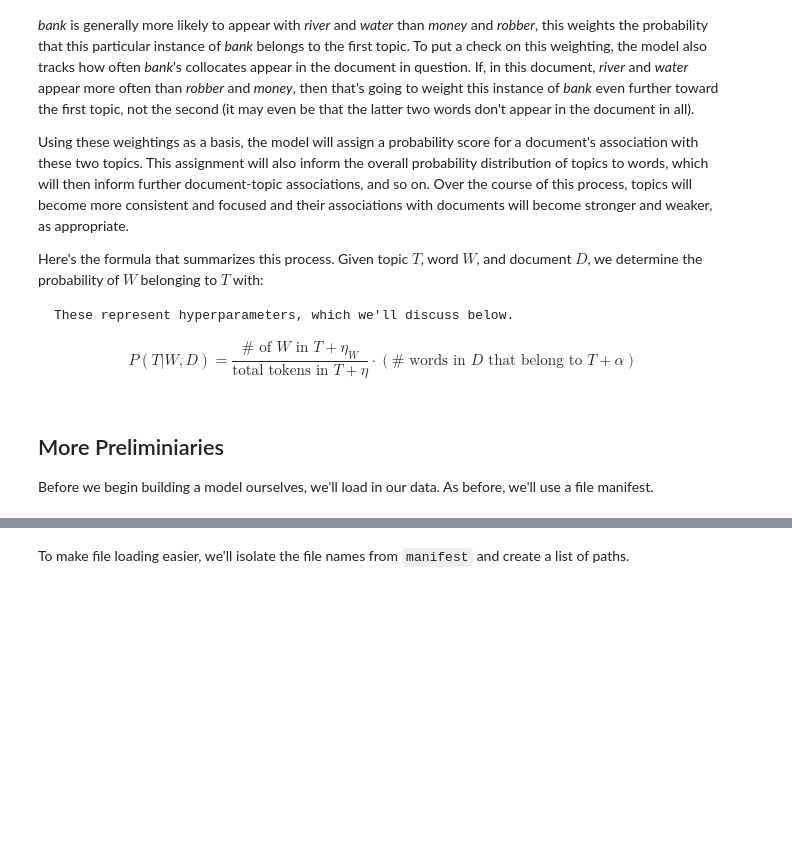
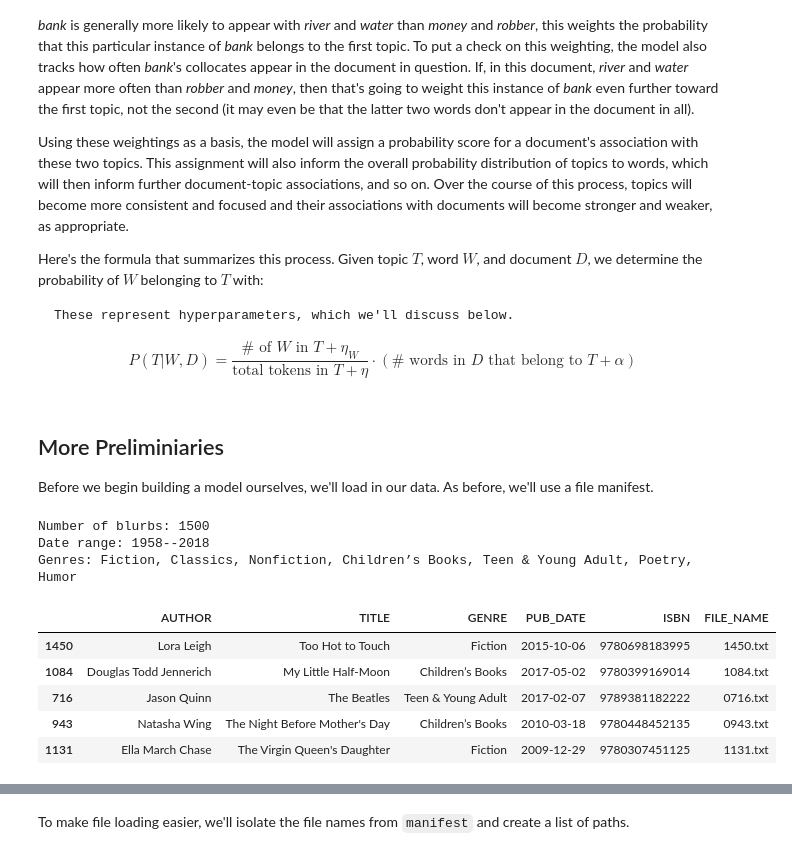
Before and after one commit to RBS-Digital-Approaches/2023_d3_wednesday, a Jupyter notebook: 2023_d3_m4_text_mining_topic_modeling.ipynb, the cells around one changed output, grey strips where cells are left out. Saved outputs shown, nothing was run; the diff lists cells and outputs as text; code cells hidden in the pictures; blank space fills up the shorter version.

```diff
--- a/2023_d3_m4_text_mining_topic_modeling.ipynb
+++ b/2023_d3_m4_text_mining_topic_modeling.ipynb
@@ -103,16 +105,26 @@ Before we begin building a model ourselves, we'll load in our data. As before, w
 # %%
 import pandas as pd
 
-manifest = pd.read_csv("/content/drive/MyDrive/rbs_digital_approaches_2022/2022_data_class/tm_3/manifest.csv", index_col = 0)
+manifest = pd.read_csv("/gdrive/MyDrive/rbs_digital_approaches_2023/2023_data_class/tm_3/manifest.csv", index_col = 0)
 manifest['PUB_DATE'] = pd.to_datetime(manifest['PUB_DATE'], format="%Y-%m-%d")
 
 print(
     f"Number of blurbs: {len(manifest)}",
     f"\nDate range: {manifest['PUB_DATE'].dt.year.min()}--{manifest['PUB_DATE'].dt.year.max()}",
     f"\nGenres: {', '.join(manifest['GENRE'].unique().tolist())}"
 )
 
 manifest.sample(5)
+# %% [output]
+Number of blurbs: 1500
+Date range: 1958--2018
+Genres: Fiction, Classics, Nonfiction, Children’s Books, Teen & Young Adult, Poetry, Humor
+|  | AUTHOR | TITLE | GENRE | PUB_DATE | ISBN | FILE_NAME |
+| 1450 | Lora Leigh | Too Hot to Touch | Fiction | 2015-10-06 | 9780698183995 | 1450.txt |
+| 1084 | Douglas Todd Jennerich | My Little Half-Moon | Children’s Books | 2017-05-02 | 9780399169014 | 1084.txt |
+| 716 | Jason Quinn | The Beatles | Teen & Young Adult | 2017-02-07 | 9789381182222 | 0716.txt |
+| 943 | Natasha Wing | The Night Before Mother's Day | Children’s Books | 2010-03-18 | 9780448452135 | 0943.txt |
+| 1131 | Ella March Chase | The Virgin Queen's Daughter | Fiction | 2009-12-29 | 9780307451125 | 1131.txt |
 # %%
 manifest.groupby('PUB_DATE')['ISBN'].count().plot(
     figsize = (15, 5),
```
Also changed, not shown: parts of 42 cells of this notebook.
